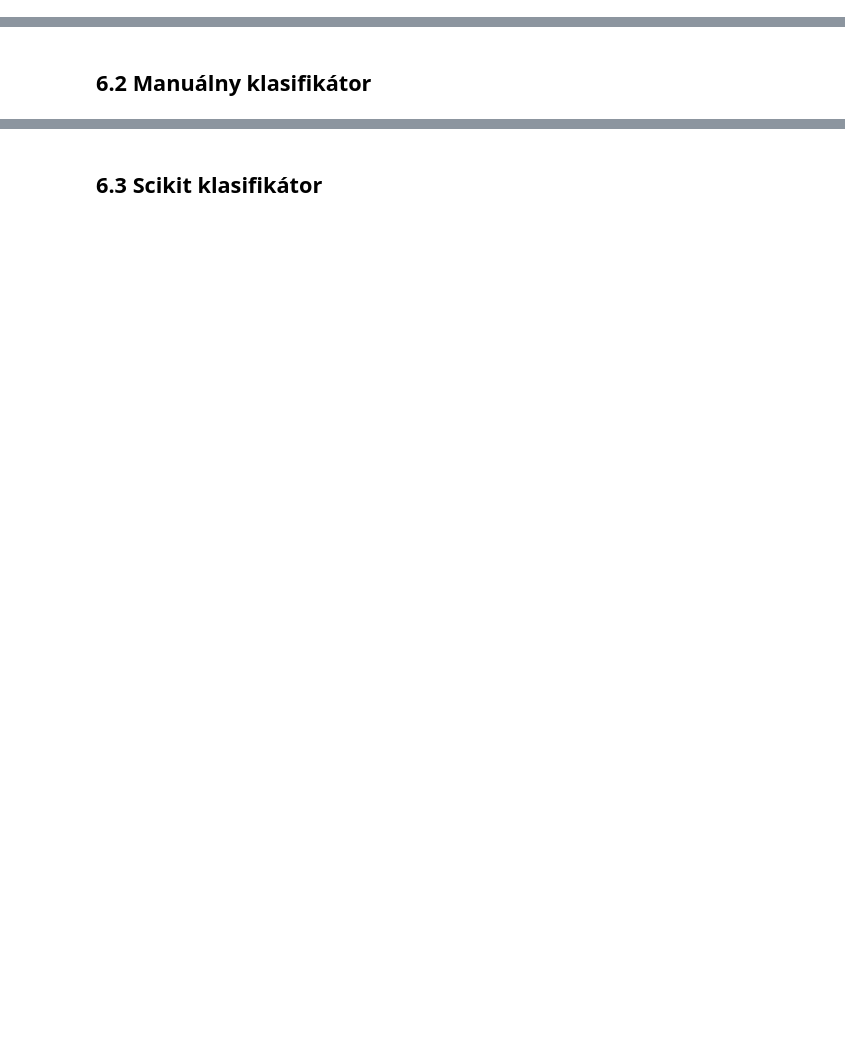
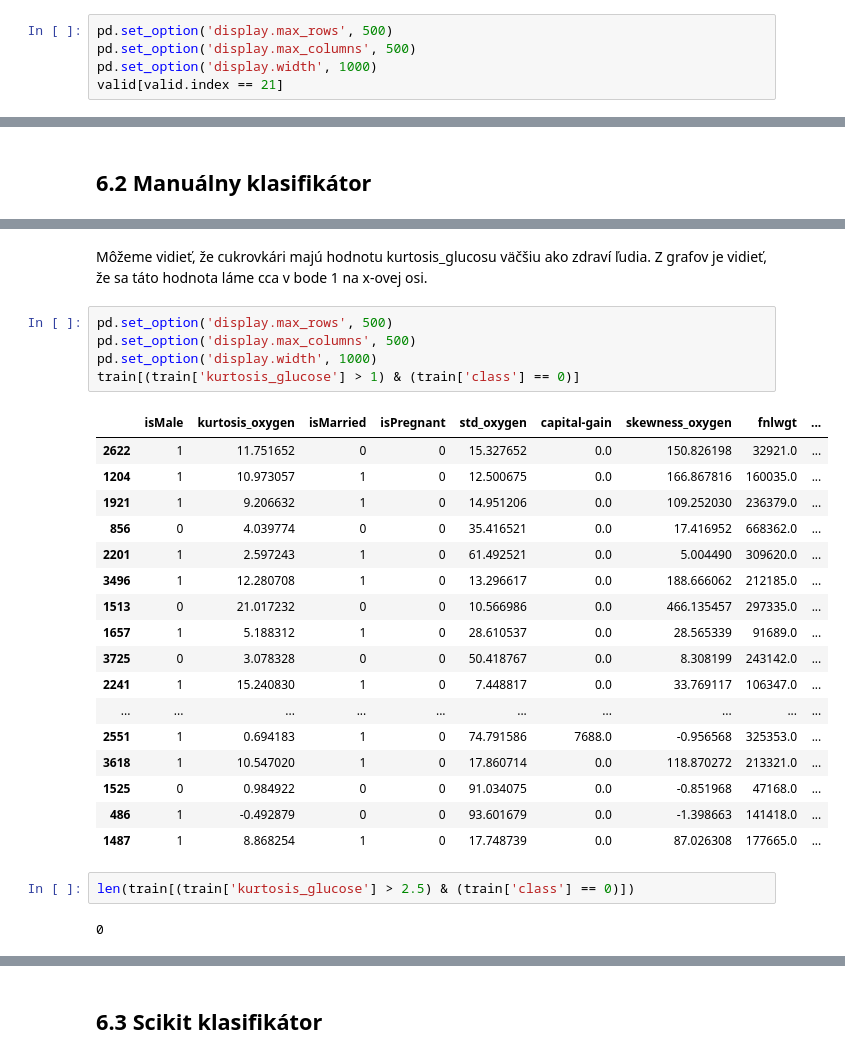
Before and after one commit to jaruji/IAU-project, a Jupyter notebook: IAU - Kocurik, Bedej J., prieskumna analyza.ipynb, the cells around one changed output, grey strips where cells are left out. Cells and saved outputs as stored; diff of their text form; blank space fills up the shorter version.

```diff
--- a/IAU - Kocurik, Bedej J., prieskumna analyza.ipynb
+++ b/IAU - Kocurik, Bedej J., prieskumna analyza.ipynb
@@ -3032,0 +3002,5 @@ memory usage: 829.6+ KB
+# %%
+pd.set_option('display.max_rows', 500)
+pd.set_option('display.max_columns', 500)
+pd.set_option('display.width', 1000)
+valid[valid.index == 21]
@@ -3042,0 +3100,29 @@ df.info()
+# %% [markdown]
+Môžeme vidieť, že cukrovkári majú hodnotu kurtosis_glucosu väčšiu ako zdraví ľudia. Z grafov je vidieť, že sa táto hodnota láme cca v bode 1 na x-ovej osi.
+# %%
+pd.set_option('display.max_rows', 500)
+pd.set_option('display.max_columns', 500)
+pd.set_option('display.width', 1000)
+train[(train['kurtosis_glucose'] > 1) & (train['class'] == 0)]
+# %% [output]
+|  | isMale | kurtosis_oxygen | isMarried | isPregnant | std_oxygen | capital-gain | skewness_oxygen | fnlwgt | ... |
+| 2622 | 1 | 11.751652 | 0 | 0 | 15.327652 | 0.0 | 150.826198 | 32921.0 | ... |
+| 1204 | 1 | 10.973057 | 1 | 0 | 12.500675 | 0.0 | 166.867816 | 160035.0 | ... |
+| 1921 | 1 | 9.206632 | 1 | 0 | 14.951206 | 0.0 | 109.252030 | 236379.0 | ... |
+| 856 | 0 | 4.039774 | 0 | 0 | 35.416521 | 0.0 | 17.416952 | 668362.0 | ... |
+| 2201 | 1 | 2.597243 | 1 | 0 | 61.492521 | 0.0 | 5.004490 | 309620.0 | ... |
+| 3496 | 1 | 12.280708 | 1 | 0 | 13.296617 | 0.0 | 188.666062 | 212185.0 | ... |
+| 1513 | 0 | 21.017232 | 0 | 0 | 10.566986 | 0.0 | 466.135457 | 297335.0 | ... |
+| 1657 | 1 | 5.188312 | 1 | 0 | 28.610537 | 0.0 | 28.565339 | 91689.0 | ... |
+| 3725 | 0 | 3.078328 | 0 | 0 | 50.418767 | 0.0 | 8.308199 | 243142.0 | ... |
+| 2241 | 1 | 15.240830 | 1 | 0 | 7.448817 | 0.0 | 33.769117 | 106347.0 | ... |
+| ... | ... | ... | ... | ... | ... | ... | ... | ... | ... |
+| 2551 | 1 | 0.694183 | 1 | 0 | 74.791586 | 7688.0 | -0.956568 | 325353.0 | ... |
+| 3618 | 1 | 10.547020 | 1 | 0 | 17.860714 | 0.0 | 118.870272 | 213321.0 | ... |
+| 1525 | 0 | 0.984922 | 0 | 0 | 91.034075 | 0.0 | -0.851968 | 47168.0 | ... |
+| 486 | 1 | -0.492879 | 0 | 0 | 93.601679 | 0.0 | -1.398663 | 141418.0 | ... |
+| 1487 | 1 | 8.868254 | 1 | 0 | 17.748739 | 0.0 | 87.026308 | 177665.0 | ... |
+# %%
+len(train[(train['kurtosis_glucose'] > 2.5) & (train['class'] == 0)])
+# %% [output]
+0
```
Also changed, not shown: parts of 50 cells of this notebook.
